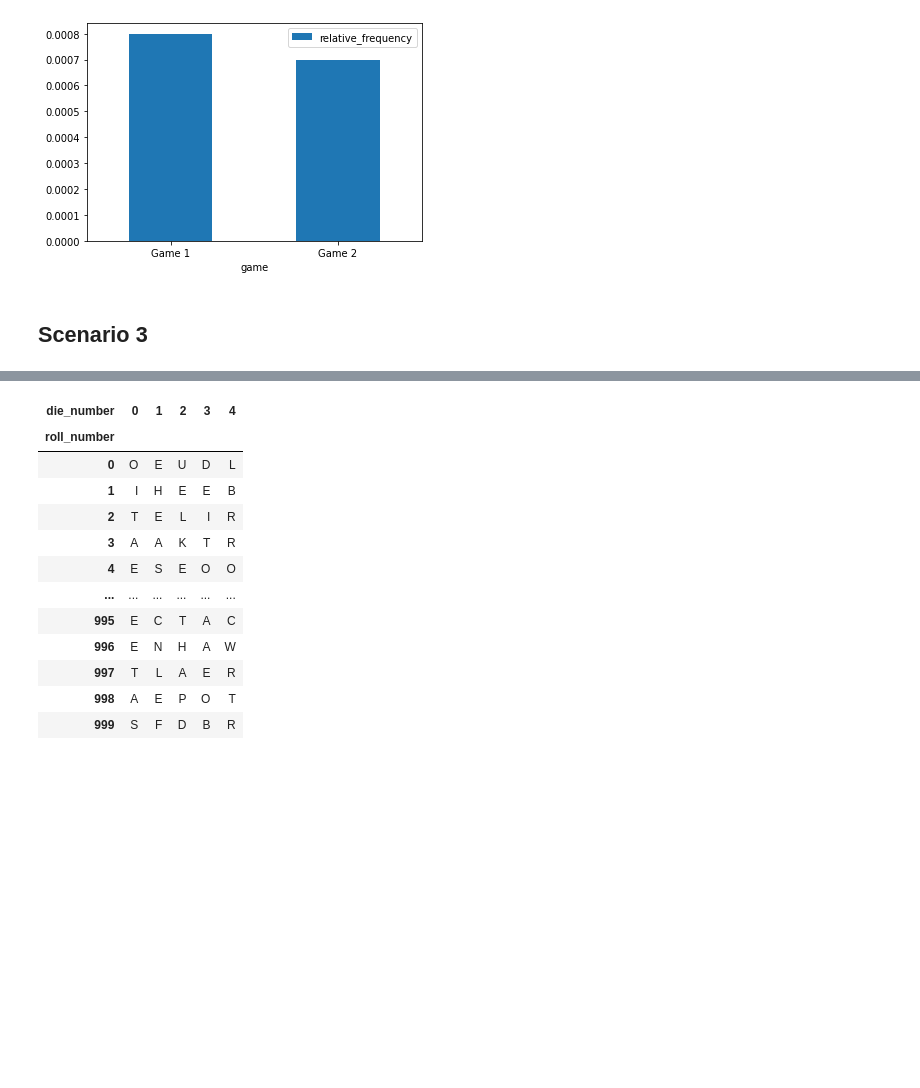
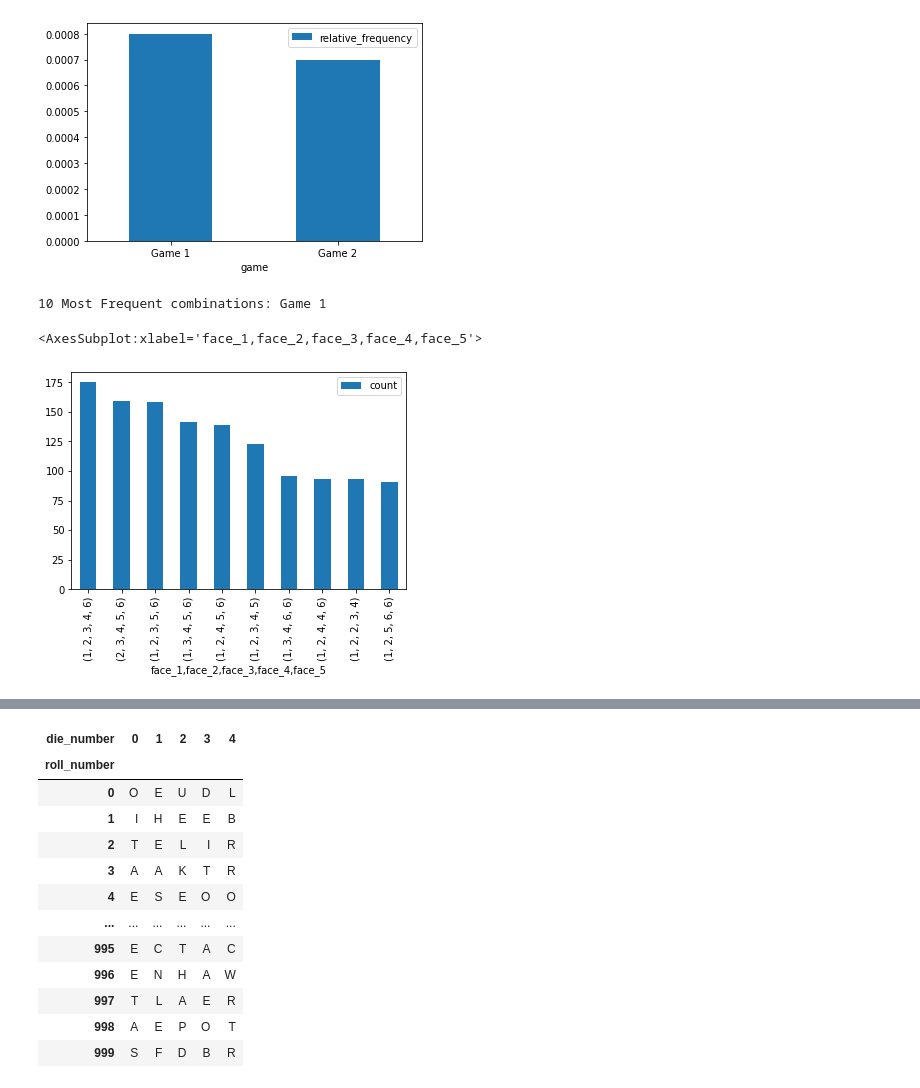
Before and after one commit to erictria/montecarlo-sim, a Jupyter notebook: final-project-submission.ipynb, the cells around one changed output, grey strips where cells are left out. Cells and saved outputs as stored; diff of their text form; code cells hidden in the pictures; blank space fills up the shorter version.

```diff
--- a/final-project-submission.ipynb
+++ b/final-project-submission.ipynb
@@ -41,7 +41,8 @@ class Die:
         if face in self.__sides['face'].values:
             if isinstance(weight, int) or isinstance(weight, float):
                 float_weight = float(weight)
-                self.__sides['weight'] = self.__sides[['face', 'weight']].apply(lambda x: float_weight if x['face'] == face else x['weight'], axis = 1)
+                self.__sides['weight'] = self.__sides[['face', 'weight']]\
+                    .apply(lambda x: float_weight if x['face'] == face else x['weight'], axis = 1)
             else:
                 print('Error: Invalid weight value. Weight must be numeric.')
         else:
@@ -105,7 +106,8 @@ class Game:
                     'face_value': roll_outcome
                 }
                 roll_results.append(roll_result)
-        self.__play_result = pd.DataFrame(roll_results).pivot(index = 'roll_number', columns = 'die_number', values = 'face_value')
+        self.__play_result = pd.DataFrame(roll_results)\
+            .pivot(index = 'roll_number', columns = 'die_number', values = 'face_value')
 
     def show_play_results(self, form = 'wide'):
         '''
@@ -574,5 +585,14 @@ results_df.plot.bar(x = 'game', y = 'relative_frequency', rot = 0)
 Relative Frequenct of Jackpots
 <AxesSubplot:xlabel='game'>
 [figure]
-# %% [markdown]
-## Scenario 3
+# %%
+# Compute the top 10 most frequent combinations for each game
+# Plot each of these as bar charts
+print('10 Most Frequent combinations: Game 1')
+analyzer_1.combo()
+top_combos_1 = analyzer_1.combos.sort_values('count', ascending = False).head(10)
+top_combos_1.plot.bar(y = 'count')
+# %% [output]
+10 Most Frequent combinations: Game 1
+<AxesSubplot:xlabel='face_1,face_2,face_3,face_4,face_5'>
+[figure, added]
```
Also changed, not shown: parts of 3 cells of this notebook, 2 other files.
